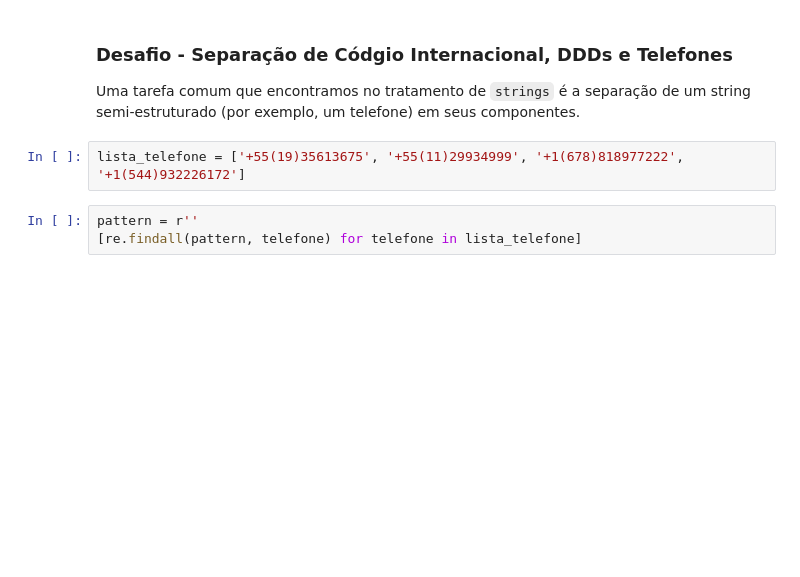
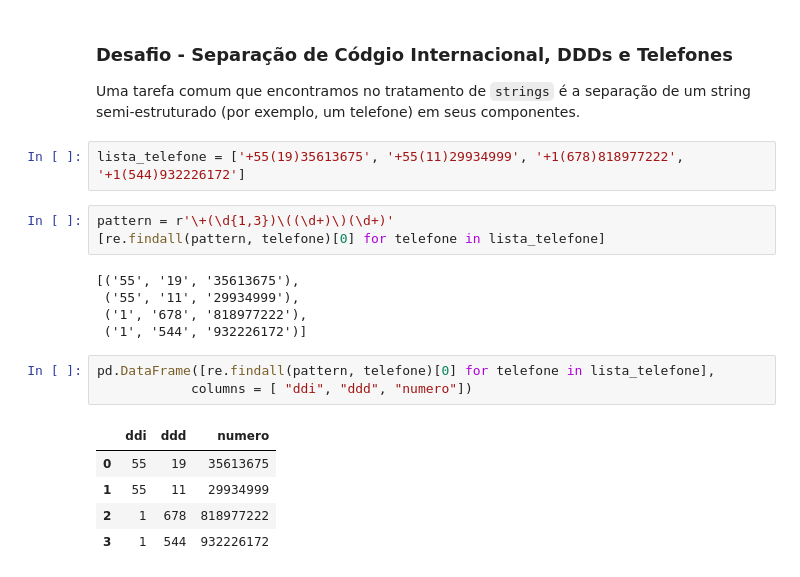
Before and after one commit to sadguilherme/99_PT_JAN2023, a Jupyter notebook: aulas/20230216 Advanded REGEX.ipynb, the cells around one changed output. Saved outputs shown, nothing was run; the diff lists cells and outputs as text; blank space fills up the shorter version.

```diff
--- a/aulas/20230216 Advanded REGEX.ipynb
+++ b/aulas/20230216 Advanded REGEX.ipynb
@@ -349,5 +610,19 @@ Uma tarefa comum que encontramos no tratamento de `strings` é a separação de
 # %%
 lista_telefone = ['+55(19)35613675', '+55(11)29934999', '+1(678)818977222', '+1(544)932226172']
 # %%
-pattern = r''
-[re.findall(pattern, telefone) for telefone in lista_telefone]
+pattern = r'\+(\d{1,3})\((\d+)\)(\d+)'
+[re.findall(pattern, telefone)[0] for telefone in lista_telefone]
+# %% [output]
+[('55', '19', '35613675'),
+ ('55', '11', '29934999'),
+ ('1', '678', '818977222'),
+ ('1', '544', '932226172')]
+# %%
+pd.DataFrame([re.findall(pattern, telefone)[0] for telefone in lista_telefone],
+            columns = [ "ddi", "ddd", "numero"])
+# %% [output]
+|  | ddi | ddd | numero |
+| 0 | 55 | 19 | 35613675 |
+| 1 | 55 | 11 | 29934999 |
+| 2 | 1 | 678 | 818977222 |
+| 3 | 1 | 544 | 932226172 |
```
Also changed, not shown: parts of 84 cells of this notebook.
